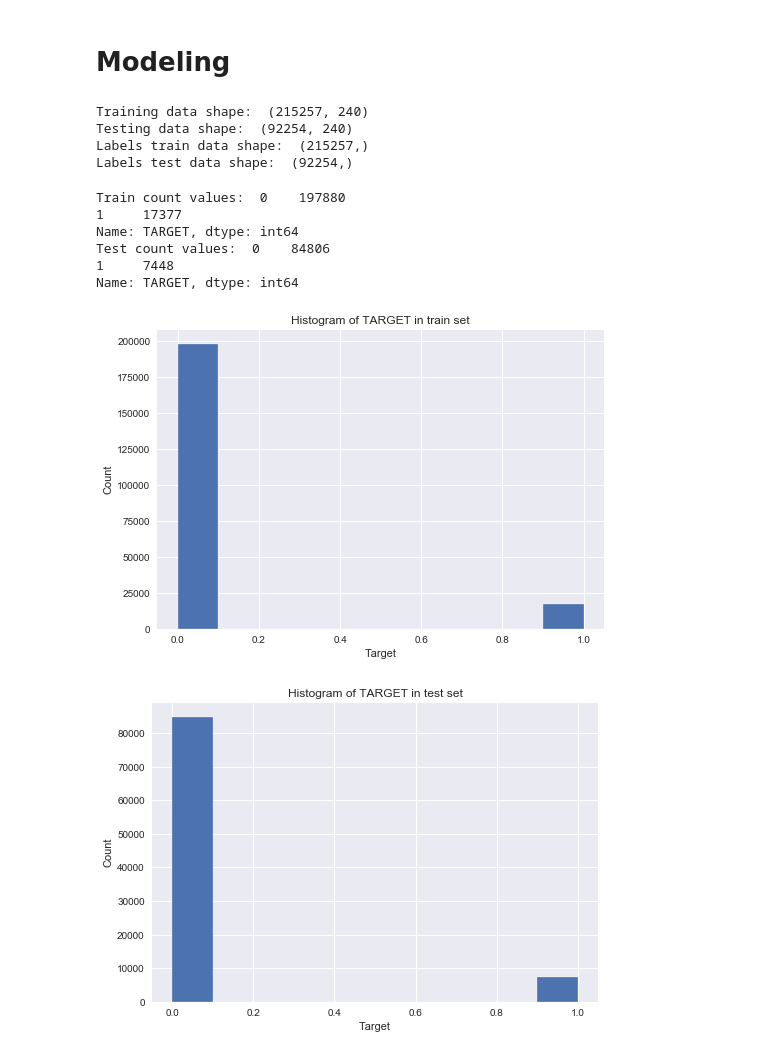
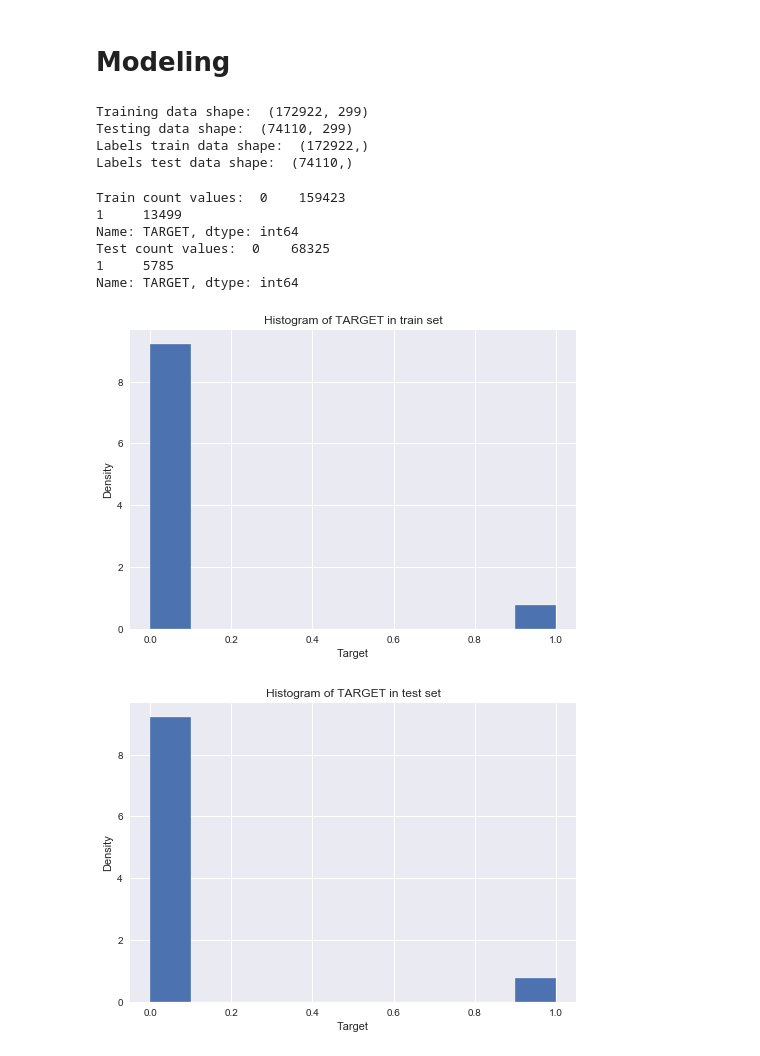
Before and after one commit to Hind-M/OC-P7, a Jupyter notebook: P7.ipynb, the cells around one changed output. Saved outputs shown, nothing was run; the diff lists cells and outputs as text; code cells hidden in the pictures.

```diff
--- a/P7.ipynb
+++ b/P7.ipynb
@@ -612,0 +979,7 @@ plt.tight_layout(h_pad = 2.5)
+# %%
+merged_df = merged_df.merge(bur_agg, on='SK_ID_CURR')
+
+print(bur_agg.shape)
+display(bur_agg.head())
+print(merged_df.shape)
+display(merged_df.head())
@@ -612,0 +1001,7 @@ plt.tight_layout(h_pad = 2.5)
+# %%
+merged_df = merged_df.merge(payments_agg, on='SK_ID_CURR')
+
+print(payments_agg.shape)
+display(payments_agg.head())
+print(merged_df.shape)
+display(merged_df.head())
@@ -612,0 +1023,7 @@ plt.tight_layout(h_pad = 2.5)
+# %%
+merged_df = merged_df.merge(prev_app_agg, on='SK_ID_CURR')
+
+print(prev_app_agg.shape)
+display(prev_app_agg.head())
+print(merged_df.shape)
+display(merged_df.head())
@@ -765,12 +1190,13 @@ plt.tight_layout(h_pad = 2.5)
 # Precision and recall, specificity, F score ?
 
 from sklearn.preprocessing import MinMaxScaler
+from sklearn.impute import SimpleImputer
 
-if 'TARGET' in app_train_df:
-    X_set = app_train_df.drop(columns = ['TARGET'])
+if 'TARGET' in merged_df:
+    X_set = merged_df.drop(columns = ['TARGET'])
 else:
-    X_set = app_train_df.copy()
-y_set = train_labels
+    X_set = merged_df.copy()
+y_set = merged_df['TARGET']
 
 # Feature names
 features = list(X_set.columns)
@@ -801,32 +1227,32 @@ print('Testing data shape: ', X_test.shape)
 print('Labels train data shape: ', y_train.shape)
 print('Labels test data shape: ', y_test.shape)
 # %% [output]
-Training data shape:  (215257, 240)
-Testing data shape:  (92254, 240)
-Labels train data shape:  (215257,)
-Labels test data shape:  (92254,)
+Training data shape:  (172922, 299)
+Testing data shape:  (74110, 299)
+Labels train data shape:  (172922,)
+Labels test data shape:  (74110,)
 # %%
 print("Train count values: ", y_train.value_counts())
 print("Test count values: ", y_test.value_counts())
 
 plt.title("Histogram of TARGET in train set")
-plt.xlabel('Target'); plt.ylabel('Count')
-y_train.hist()
+plt.xlabel('Target'); plt.ylabel('Density')
+y_train.hist(density=True)
 plt.show()
 
 plt.title("Histogram of TARGET in test set")
-plt.xlabel('Target'); plt.ylabel('Count')
-y_test.hist()
+plt.xlabel('Target'); plt.ylabel('Density')
+y_test.hist(density=True)
 plt.show()
 # %% [output]
-Train count values:  0    197880
-1     17377
+Train count values:  0    159423
+1     13499
 Name: TARGET, dtype: int64
-Test count values:  0    84806
-1     7448
+Test count values:  0    68325
+1     5785
 Name: TARGET, dtype: int64
-[figure, old version]
+[figure, new version]
-[figure, old version]
+[figure, new version]
 # %%
 # Logistic Regression
 from sklearn.linear_model import LogisticRegression
```
Also changed, not shown: parts of 104 cells of this notebook.
